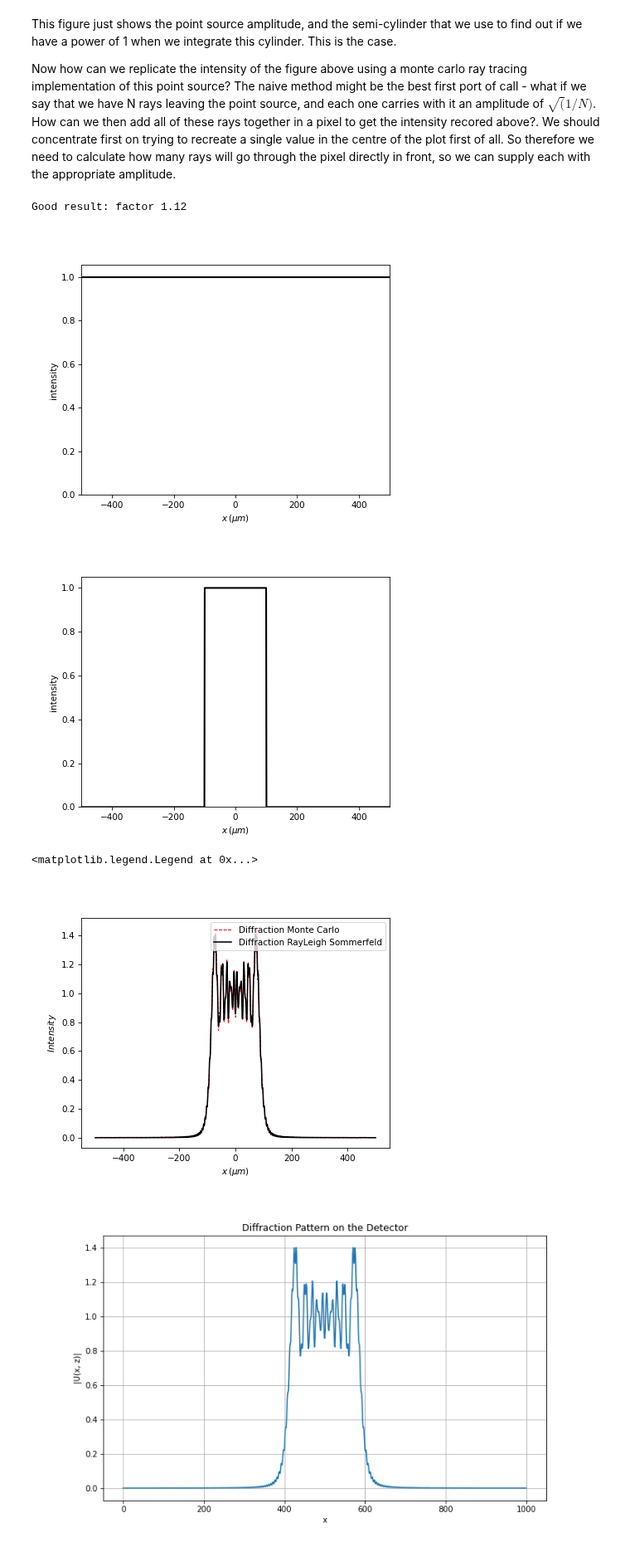
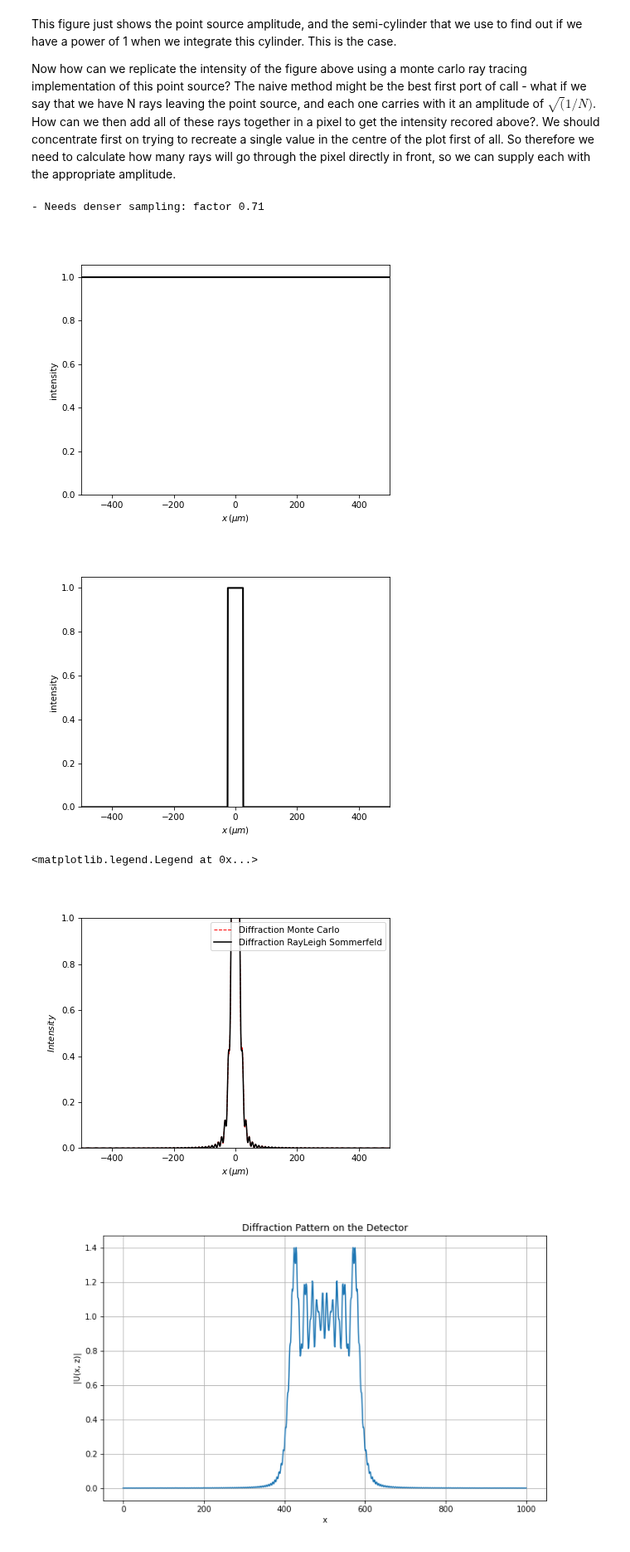
Before and after one commit to DavidLanders95/MonteCarloMS, a Jupyter notebook: simplified_monte_carlo_test.ipynb, the cells around one changed output. Shown at 83% size. Saved outputs shown, nothing was run; the diff lists cells and outputs as text; code cells hidden in the pictures.

```diff
--- a/simplified_monte_carlo_test.ipynb
+++ b/simplified_monte_carlo_test.ipynb
@@ -214,7 +187,7 @@ This figure just shows the point source amplitude, and the semi-cylinder that we
 
 Now how can we replicate the intensity of the figure above using a monte carlo ray tracing implementation of this point source? The naive method might be the best first port of call - what if we say that we have N rays leaving the point source, and each one carries with it an amplitude of $\sqrt(1 / N)$. How can we then add all of these rays together in a pixel to get the intensity recored above?. We should concentrate first on trying to recreate a single value in the centre of the plot first of all. So therefore we need to calculate how many rays will go through the pixel directly in front, so we can supply each with the appropriate amplitude.
 # %%
-aperture_diameter = 200 * um
+aperture_diameter = 50 * um
 detector_width_x = 1000 * um
 detector_width_y = 0 * um
 
@@ -232,7 +205,7 @@ det_yx_coords[:, 0] = det_yx_indices[:, 0] * detector_px_width_y - detector_widt
 det_yx_coords[:, 1] = det_yx_indices[:, 1] * detector_px_width_x - detector_width_x / 2  + detector_px_width_x / 2
 det_yx_coords = det_yx_coords.T.reshape(2, num_px_det_y, num_px_det_x)
 
-z_prop = 1000 * um
+z_prop = 500 * um
 wavelength = 1 * um
 # %%
 u2 = diffractio_rs_aperture_1D(x0=det_yx_coords[1, 0, :],
@@ -241,9 +214,9 @@ u2 = diffractio_rs_aperture_1D(x0=det_yx_coords[1, 0, :],
                                 aperture_width=aperture_diameter,
                                 draw_inputs=True)
 # %% [output]
-Good result: factor 1.12
+- Needs denser sampling: factor 0.71
 [figure]
-[figure, old version]
+[figure, new version]
 # %%
 num_rays=int(1e9)
 
@@ -261,7 +234,7 @@ det_yx_coords = cp.asarray(det_yx_coords)
 final_image_real = cp.zeros([num_px_det_y, num_px_det_x], dtype=cp.float64)
 final_image_imag = cp.zeros([num_px_det_y, num_px_det_x], dtype=cp.float64)
 
-final_image = monte_carlo_diffraction_cupy_slit(num_rays,
+final_image = monte_carlo_diffraction_cupy_1D(num_rays,
                                                 final_image_real,
                                                 final_image_imag,
                                                 source_width_x,
@@ -279,16 +252,16 @@ final_image = cp.asnumpy(final_image)
 # %%
 fig, ax = plt.subplots()
 
 ax.set_xlabel('$x\,(\mu m)$')
 ax.set_ylabel('$Intensity$')
-# ax.set_xlim(left=det_yx_coords[1, 0, 0], right=det_yx_coords[1, 0, -1])
-# ax.set_ylim(bottom=0)
+ax.set_xlim(left=det_yx_coords[1, 0, 0], right=det_yx_coords[1, 0, -1])
+ax.set_ylim(bottom=0)
 ax.plot(det_yx_coords[1, 0, :], np.abs(final_image[0, :]) ** 2, '--r', label='Diffraction Monte Carlo', linewidth = 1)
 ax.plot(det_yx_coords[1, 0, :], np.abs(u2.u) ** 2 , '-k', label='Diffraction RayLeigh Sommerfeld')
 plt.legend()
 # %% [output]
 <matplotlib.legend.Legend at 0x...>
-[figure, old version]
+[figure, new version]
 # %%
 import numpy as np
 from scipy.special import hankel1
```
Also changed, not shown: parts of 6 cells of this notebook.
